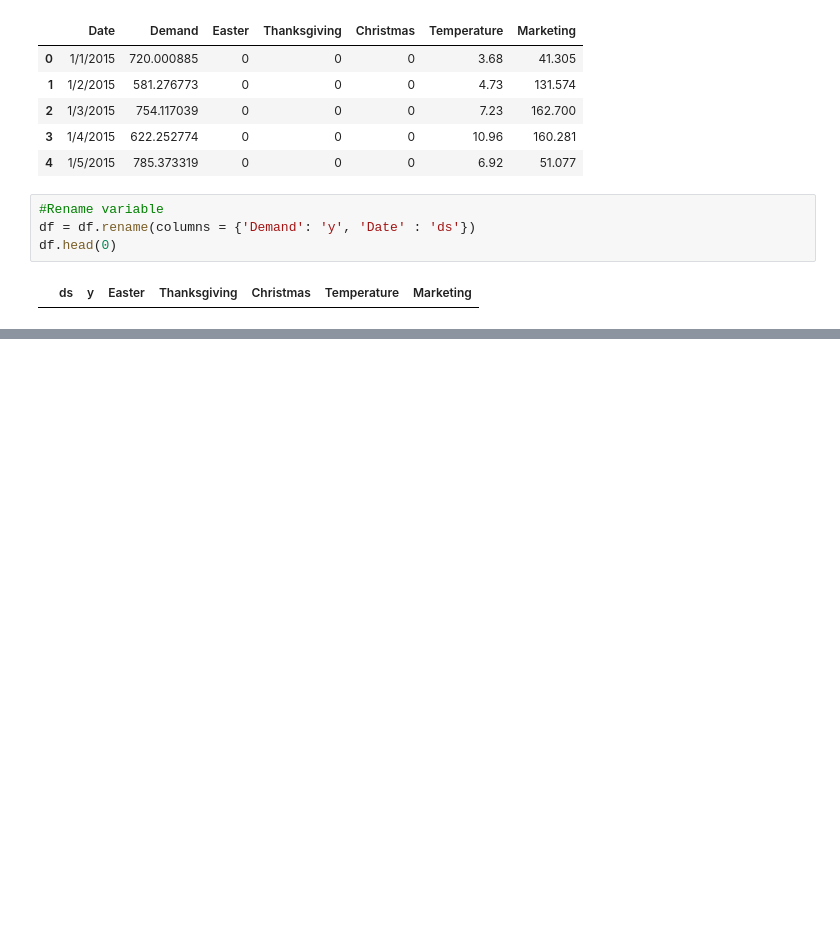
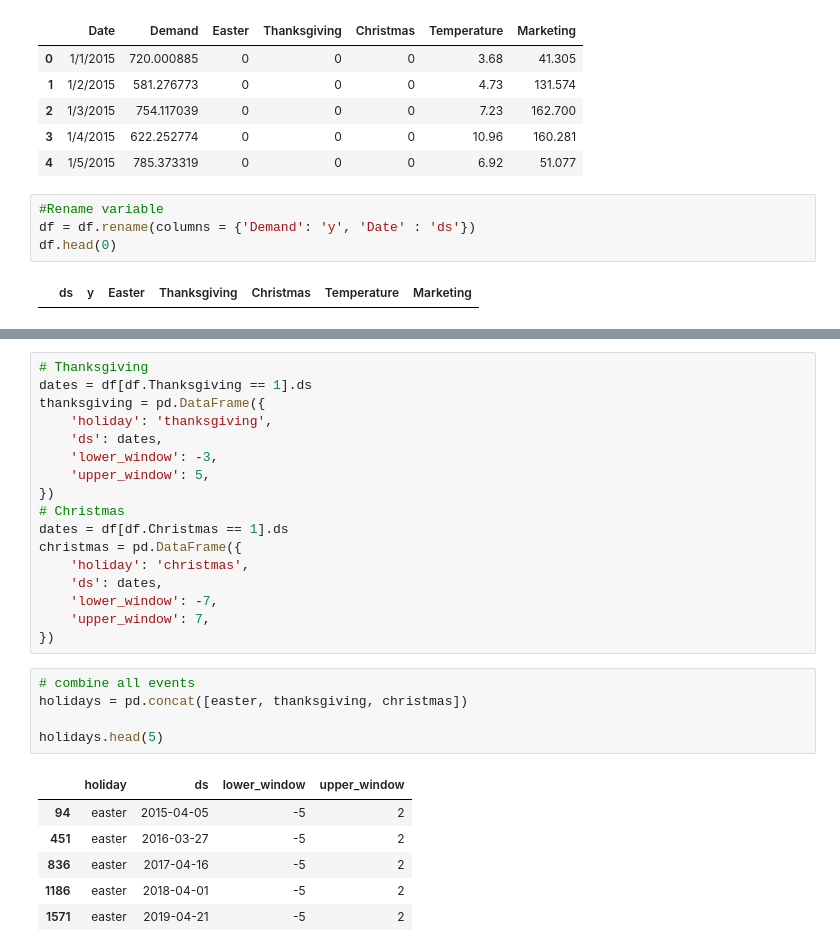
Before and after one commit to mrcruz117/Prophet---Parameter-Tuning-Dev, a Jupyter notebook: Prophet_Parameter_Tuning_Dev.ipynb, the cells around one changed output, grey strips where cells are left out. Saved outputs shown, nothing was run; the diff lists cells and outputs as text; blank space fills up the shorter version.

```diff
--- a/Prophet_Parameter_Tuning_Dev.ipynb
+++ b/Prophet_Parameter_Tuning_Dev.ipynb
@@ -30,0 +65,29 @@ df.head(0)
+# %%
+# Thanksgiving
+dates = df[df.Thanksgiving == 1].ds
+thanksgiving = pd.DataFrame({
+    'holiday': 'thanksgiving',
+    'ds': dates,
+    'lower_window': -3,
+    'upper_window': 5,
+})
+# Christmas
+dates = df[df.Christmas == 1].ds
+christmas = pd.DataFrame({
+    'holiday': 'christmas',
+    'ds': dates,
+    'lower_window': -7,
+    'upper_window': 7,
+})
+# %%
+# combine all events
+holidays = pd.concat([easter, thanksgiving, christmas])
+
+holidays.head(5)
+# %% [output]
+|  | holiday | ds | lower_window | upper_window |
+| 94 | easter | 2015-04-05 | -5 | 2 |
+| 451 | easter | 2016-03-27 | -5 | 2 |
+| 836 | easter | 2017-04-16 | -5 | 2 |
+| 1186 | easter | 2018-04-01 | -5 | 2 |
+| 1571 | easter | 2019-04-21 | -5 | 2 |
```
Also changed, not shown: parts of 11 cells of this notebook.
